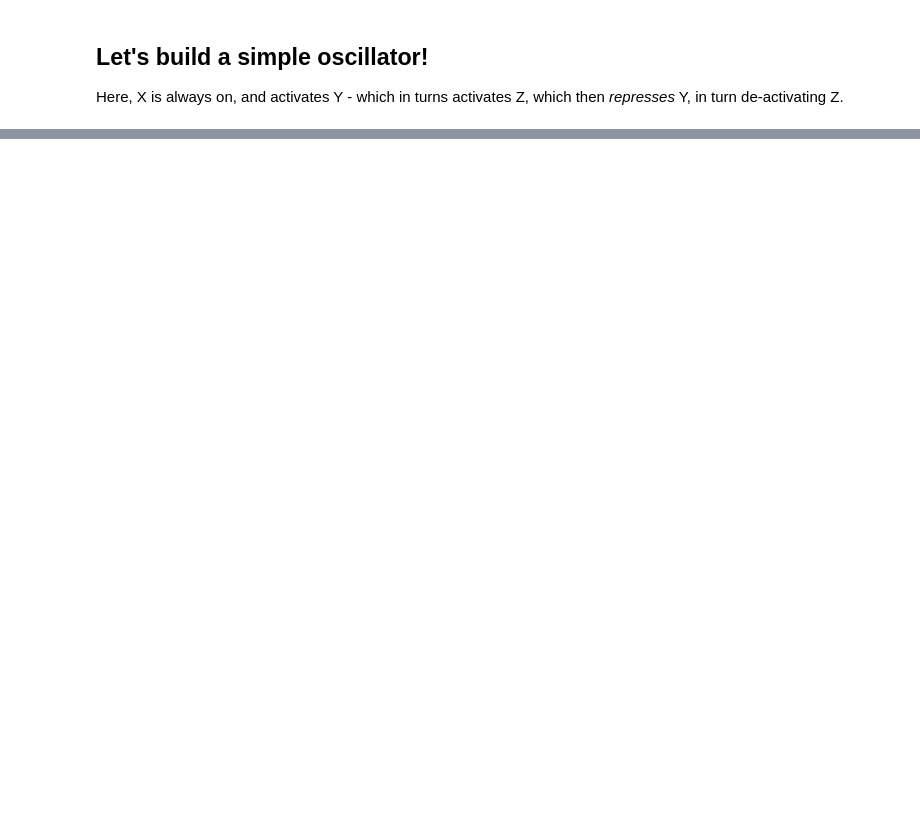
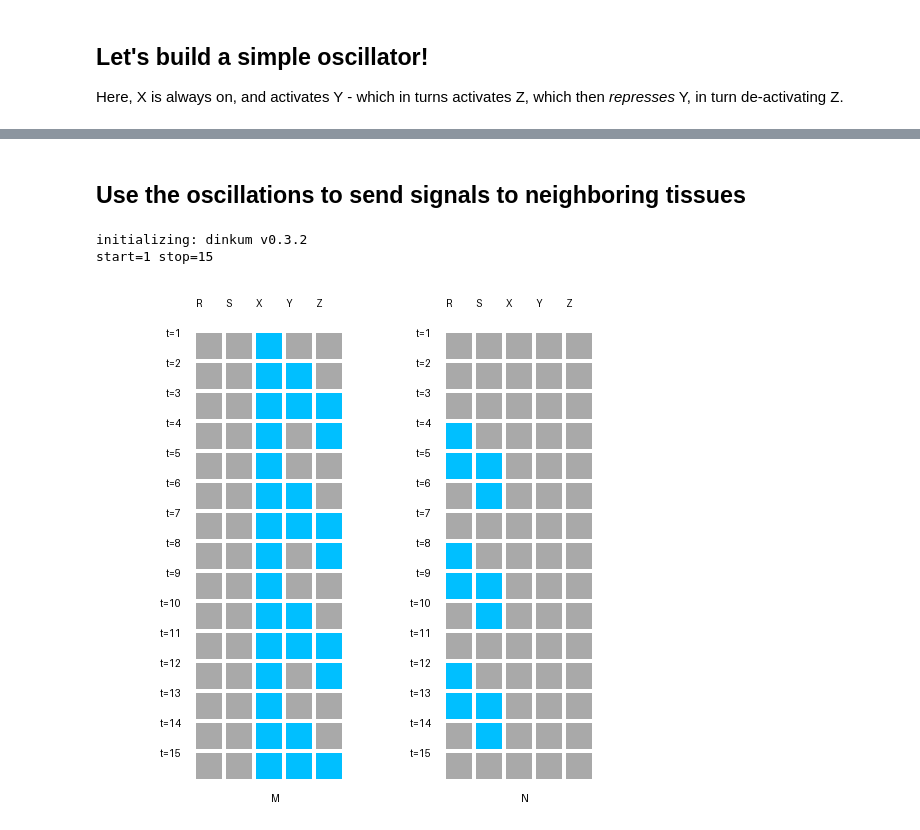
Before and after one commit to ngs-docs/2025-ucd-dinkum, a Jupyter notebook: 2-simple-oscillation.ipynb, the cells around one changed output, grey strips where cells are left out. Drawn from its saved outputs; the diff is of its cells as text; code cells hidden in the pictures; blank space fills up the shorter version.

Commit message:
update to v0.3.2; add signaling to oscillation model

```diff
--- a/2-simple-oscillation.ipynb
+++ b/2-simple-oscillation.ipynb
@@ -27,2 +27,34 @@ initializing: dinkum v0.3.1
 start=1 stop=20
 [figure]
+# %% [markdown]
+## Use the oscillations to send signals to neighboring tissues
+# %%
+dinkum.reset()
+
+x = Gene(name='X')
+y = Gene(name='Y')
+z = Ligand(name='Z')
+r = Receptor(name='R', ligand=z)
+s = Gene(name='S')
+
+m = Tissue(name='M')
+n = Tissue(name='N')
+
+n.add_neighbor(neighbor=m)
+
+x.is_present(where=m, start=1)
+
+# now define a regulatory relationship that will be active in M:
+y.and_not(activator=x, repressor=z, delay=1)
+z.activated_by(source=y)
+
+# and set up the receptor etc in N
+r.is_present(where=n, start=1)
+s.activated_by(source=r)
+
+# run for 15 ticks (1 to 15)
+dinkum.run_and_display(stop=15)
+# %% [output]
+initializing: dinkum v0.3.2
+start=1 stop=15
+[figure, added]
```
Also changed, not shown: parts of 1 cell of this notebook, 3 other files.
